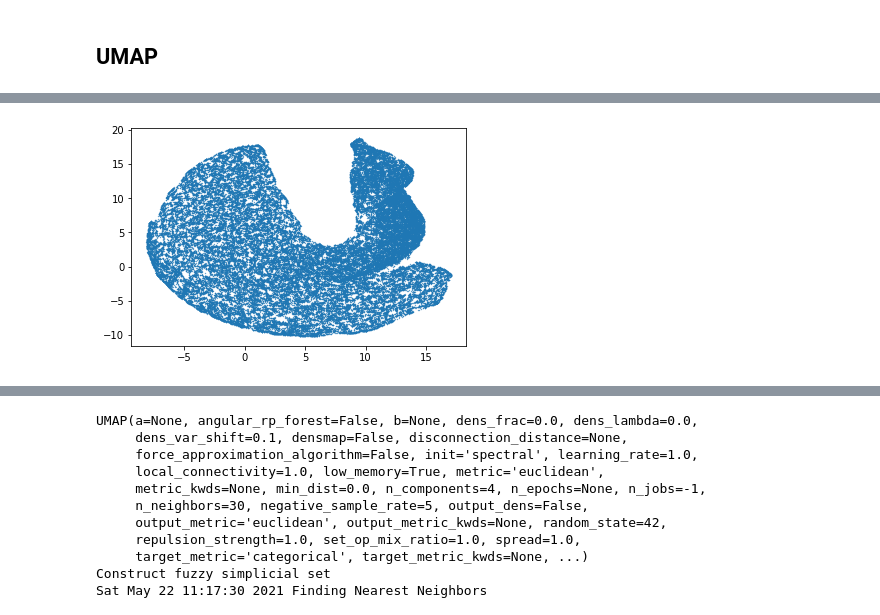
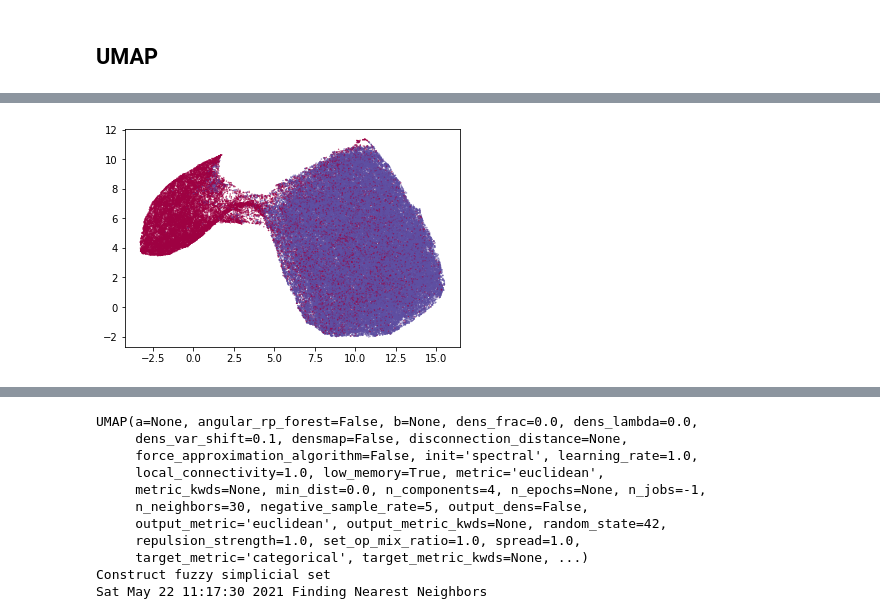
Before and after one commit to nohg/AML-small-project, a Jupyter notebook: Clustering.ipynb, the cells around one changed output, grey strips where cells are left out. Drawn from its saved outputs; the diff is of its cells as text; code cells hidden in the pictures.

Commit message:
use the correct data (not just electrons)

```diff
--- a/Clustering.ipynb
+++ b/Clustering.ipynb
@@ -193,10 +179,10 @@ Requirement already satisfied: joblib>=0.11 in /opt/conda/envs/python3/lib/pytho
 # %%
 import umap.umap_ as umap
 # %%
-# standard_embedding = umap.UMAP(random_state=42).fit_transform(X_train.data)
-# plt.scatter(standard_embedding[:, 0], standard_embedding[:, 1], s=0.1, cmap='Spectral');
+#standard_embedding = umap.UMAP(random_state=42).fit_transform(X_train.data)
+plt.scatter(standard_embedding[:, 0], standard_embedding[:, 1], s=0.1, cmap='Spectral', c=y_train);
 # %% [output]
-[figure, old version]
+[figure, new version]
 # %%
 clusterable_embedding = umap.UMAP(
     n_neighbors=30,
```
Also changed, not shown: parts of 16 cells of this notebook.
